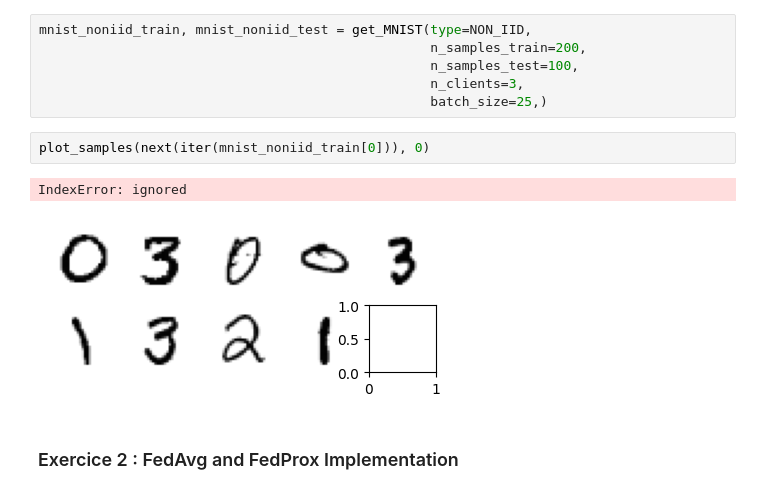
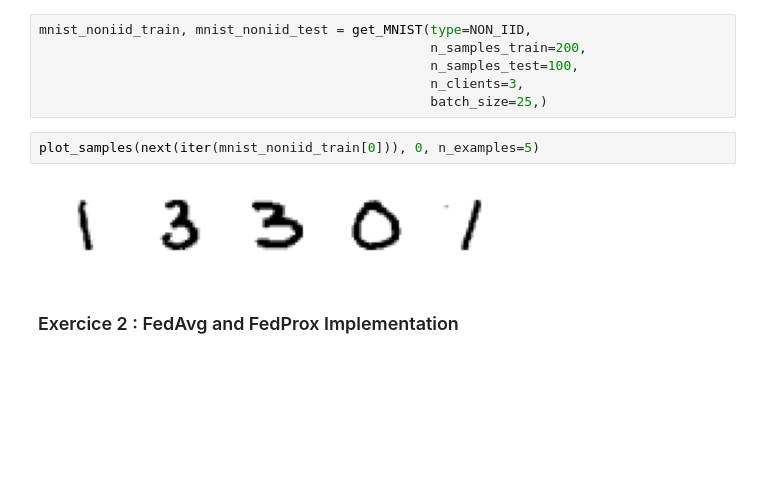
Before and after one commit to Ekliipce/Machine-Learning-for-Biomedical, a Jupyter notebook: federated_learning/Federated_Learning_etudiants.ipynb, the cells around one changed output. Cells and saved outputs as stored; diff of their text form; blank space fills up the shorter version.

```diff
--- a/federated_learning/Federated_Learning_etudiants.ipynb
+++ b/federated_learning/Federated_Learning_etudiants.ipynb
@@ -219,10 +204,9 @@ mnist_noniid_train, mnist_noniid_test = get_MNIST(type=NON_IID,
                                                   n_clients=3,
                                                   batch_size=25,)
 # %%
-plot_samples(next(iter(mnist_noniid_train[0])), 0)
+plot_samples(next(iter(mnist_noniid_train[0])), 0, n_examples=5)
 # %% [output]
-IndexError: ignored
-[figure, old version]
+[figure, new version]
 # %% [markdown]
 ### Exercice 2 : FedAvg and FedProx Implementation
 # %% [markdown]
```
Also changed, not shown: parts of 15 cells of this notebook.
